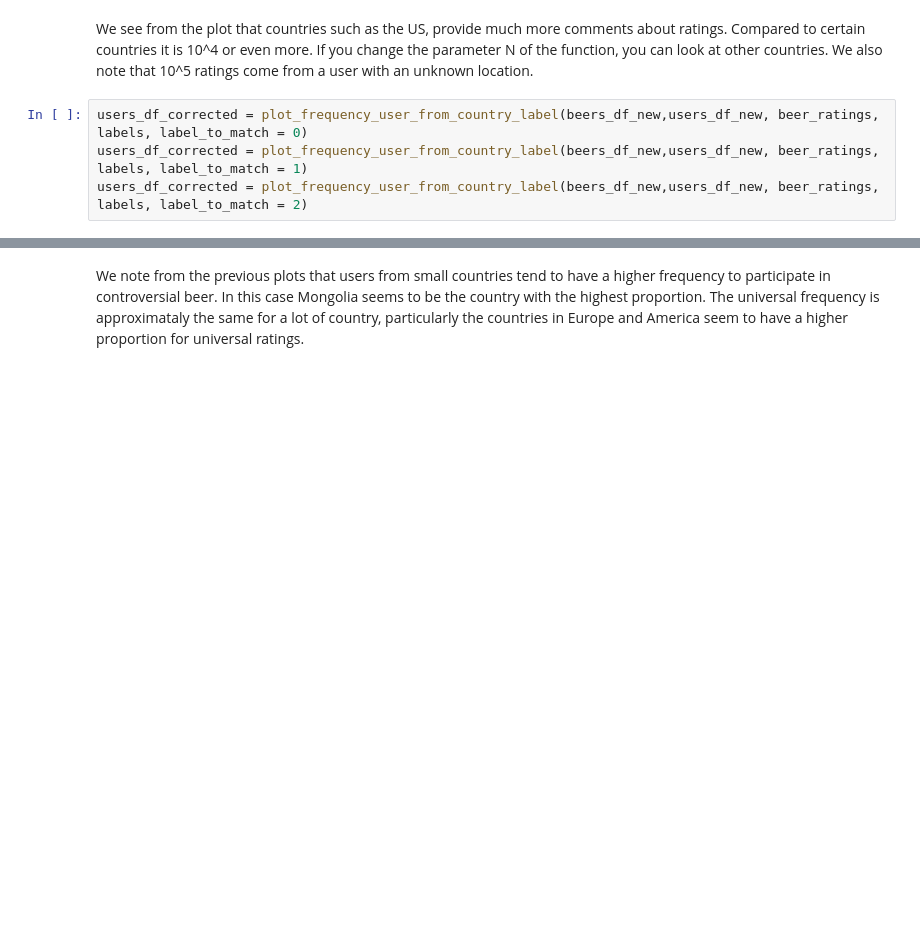
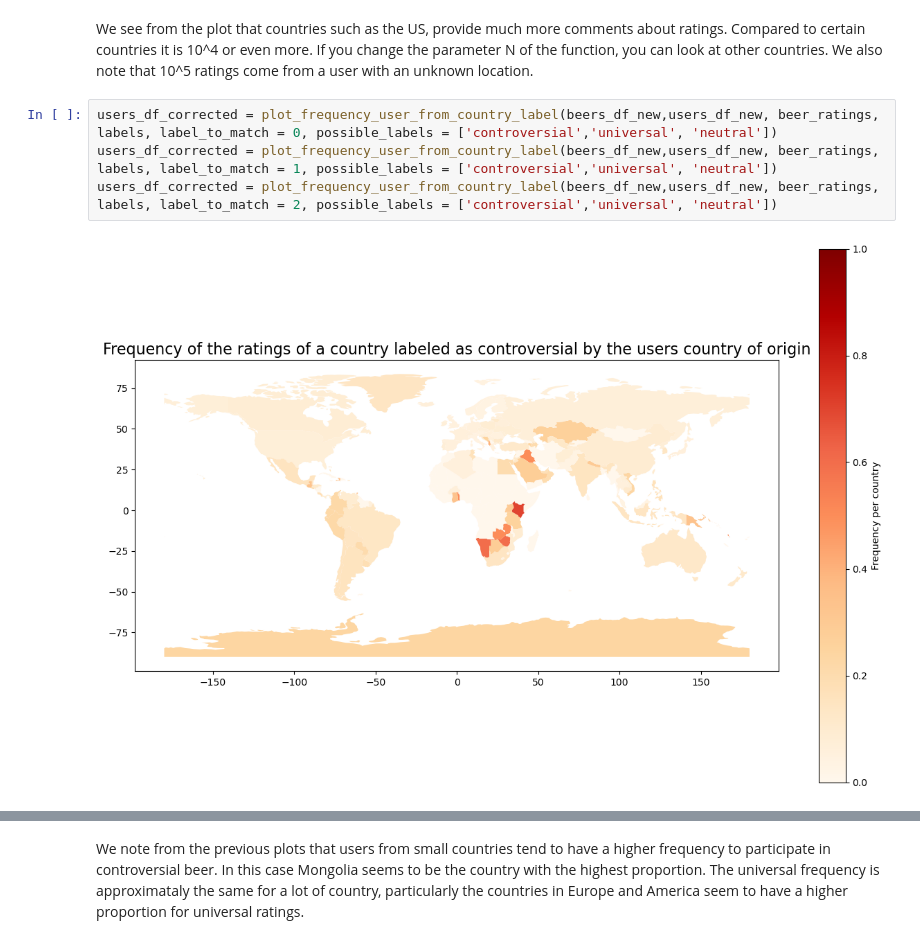
Before and after one commit to epfl-ada/ada-2024-project-abracadabra, a Jupyter notebook: analysis_final.ipynb, the cells around one changed output, grey strips where cells are left out. Saved outputs shown, nothing was run; the diff lists cells and outputs as text; blank space fills up the shorter version.

```diff
--- a/analysis_final.ipynb
+++ b/analysis_final.ipynb
@@ -455,6 +455,8 @@ plot_distribution_number_ratings_per_country_of_origin_of_user(users_df_new, bee
 # %% [markdown]
 We see from the plot that countries such as the US, provide much more comments about ratings. Compared to certain countries it is 10^4 or even more. If you change the parameter N of the function, you can look at other countries. We also note that 10^5 ratings come from a user with an unknown location.
 # %%
-users_df_corrected = plot_frequency_user_from_country_label(beers_df_new,users_df_new, beer_ratings, labels, label_to_match = 0)
-users_df_corrected = plot_frequency_user_from_country_label(beers_df_new,users_df_new, beer_ratings, labels, label_to_match = 1)
-users_df_corrected = plot_frequency_user_from_country_label(beers_df_new,users_df_new, beer_ratings, labels, label_to_match = 2)
+users_df_corrected = plot_frequency_user_from_country_label(beers_df_new,users_df_new, beer_ratings, labels, label_to_match = 0, possible_labels = ['controversial','universal', 'neutral'])
+users_df_corrected = plot_frequency_user_from_country_label(beers_df_new,users_df_new, beer_ratings, labels, label_to_match = 1, possible_labels = ['controversial','universal', 'neutral'])
+users_df_corrected = plot_frequency_user_from_country_label(beers_df_new,users_df_new, beer_ratings, labels, label_to_match = 2, possible_labels = ['controversial','universal', 'neutral'])
+# %% [output]
+[figure, added]
```
Also changed, not shown: parts of 4 cells of this notebook.
